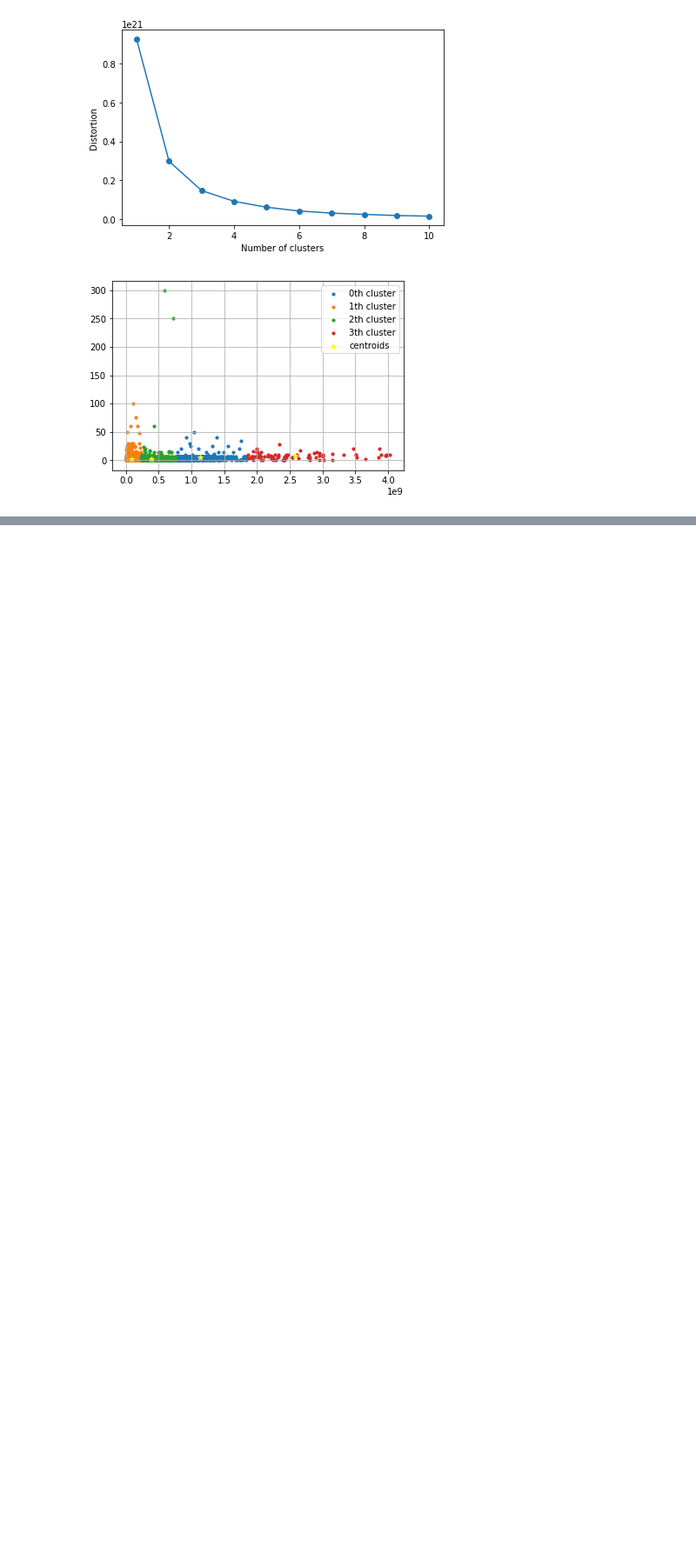
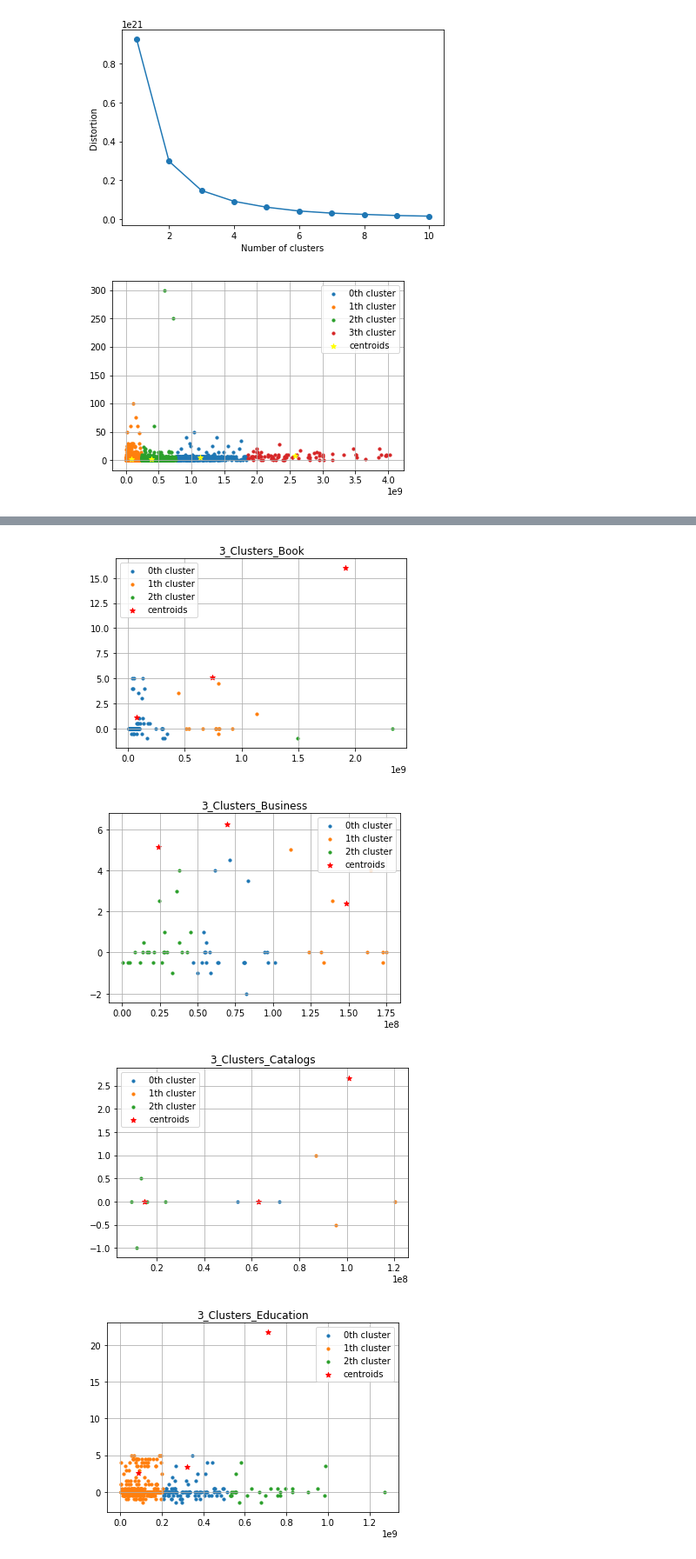
Before and after one commit to wtfzambo/app-store-eda, a Jupyter notebook: AssignmentAPPS.ipynb, the cells around one changed output, grey strips where cells are left out. Shown at 87% size. Saved outputs shown, nothing was run; the diff lists cells and outputs as text; code cells hidden in the pictures; blank space fills up the shorter version.

```diff
--- a/AssignmentAPPS.ipynb
+++ b/AssignmentAPPS.ipynb
@@ -283,0 +365,24 @@ plt.show()
+# %%
+km = KMeans(n_clusters=3,
+            init='k-means++',
+            n_init=10,
+            max_iter=300,
+            tol=1e-04,
+            random_state=42)
+for j in range(len(d)):
+    temp=d["{0}".format(e[j])].drop(d["{0}".format(e[j])].columns[[-2,-3]], axis=1)
+    y_km = km.fit_predict(temp)
+    labels=np.unique(y_km)
+    for i in range(len(labels)): # repeat varying i in the range of the length of labels
+        X_plot=temp[y_km==i]
+        plt.scatter(X_plot.iloc[:,0], X_plot.iloc[:,-1], marker='o', s=10,label='{0}th cluster'.format(i))
+    plt.scatter(km.cluster_centers_[:,0],km.cluster_centers_[:,1],marker='*',c='red', label='centroids')
+    plt.title("3_Clusters_{0}".format(e[j]))
+    plt.legend()
+    plt.grid()  # plots a grid on the data
+    plt.show()
+# %% [output]
+[figure, added]
+[figure, added]
+[figure, added]
+[figure, added]
```
Also changed, not shown: parts of 15 cells of this notebook.
